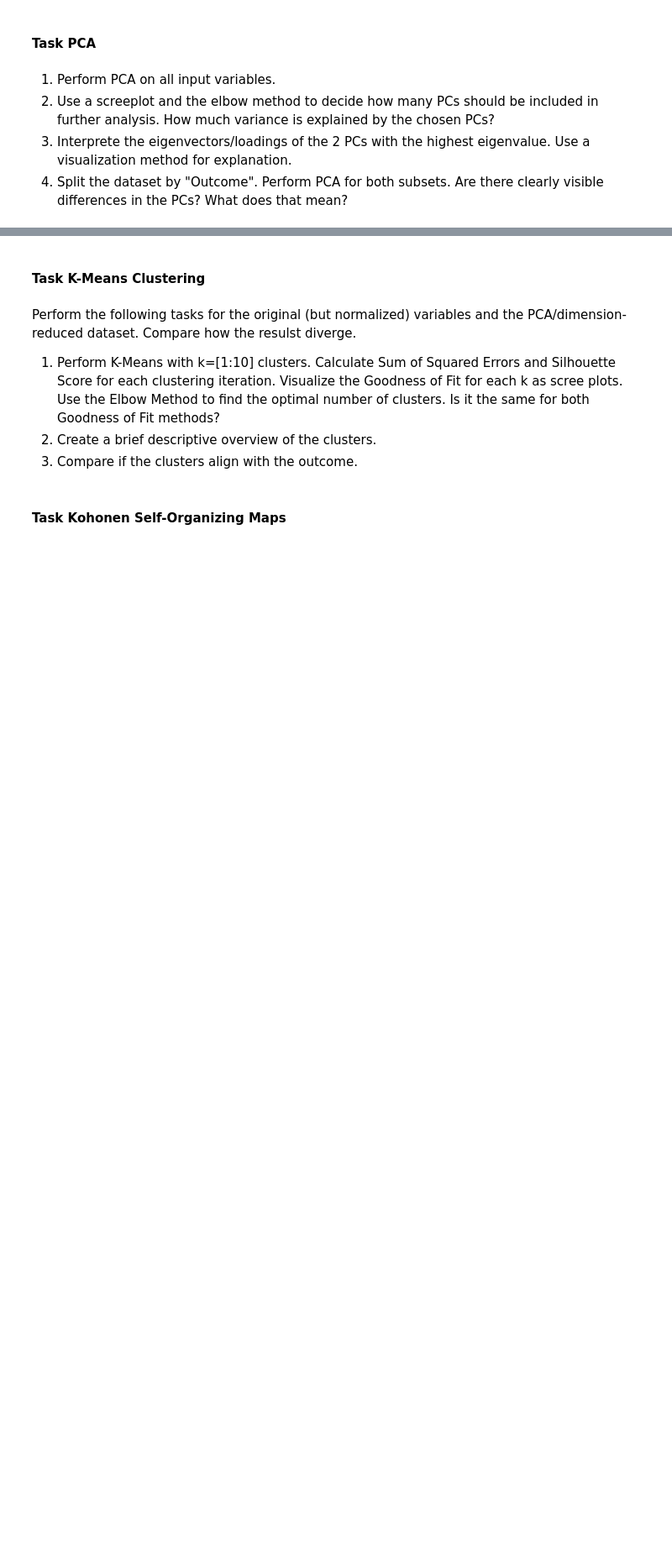
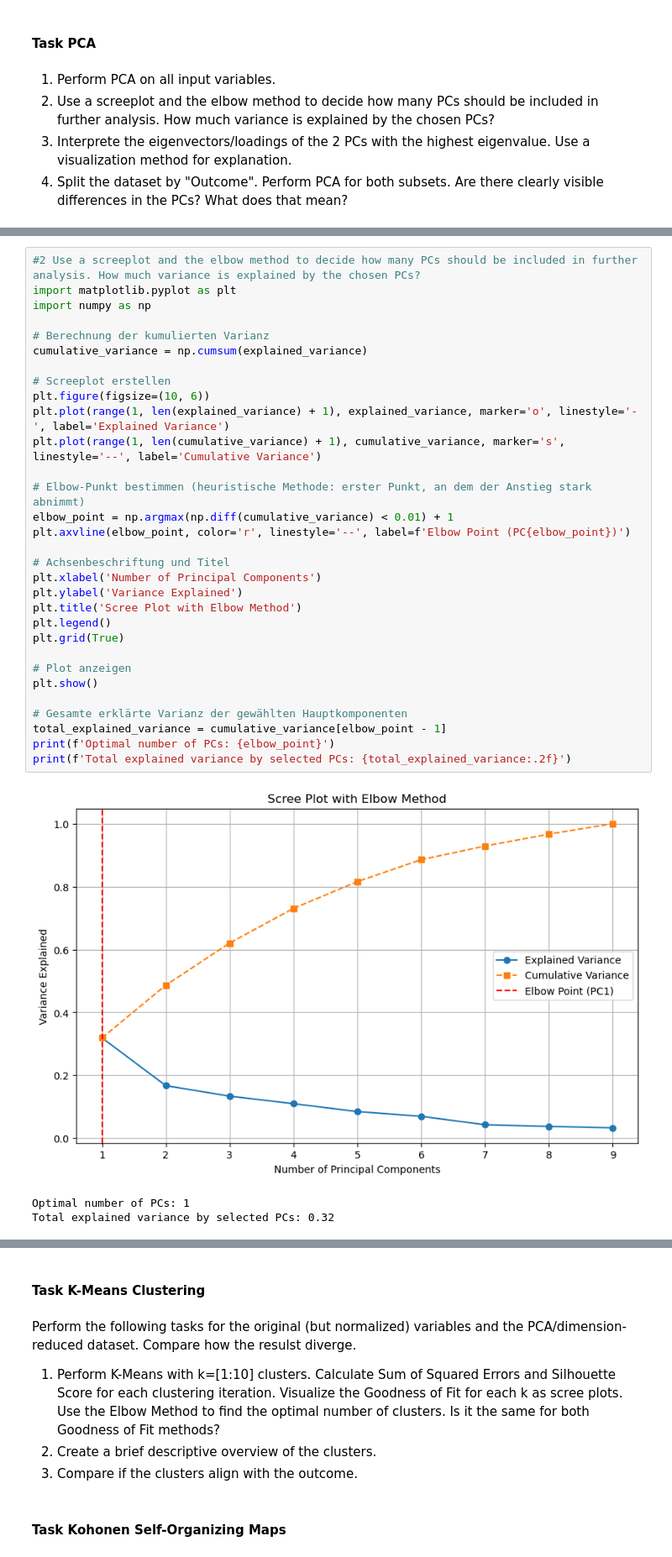
Before and after one commit to davisdsuess/Applied-Analytics, a Jupyter notebook: 02_Tuesday/session2afternoon.ipynb, the cells around one changed output, grey strips where cells are left out. Shown: that part at 84% size. Cells and saved outputs as stored; diff of their text form; blank space fills up the shorter version.

```diff
--- a/02_Tuesday/session2afternoon.ipynb
+++ b/02_Tuesday/session2afternoon.ipynb
@@ -26,0 +72,35 @@ df1.head()
+# %%
+#2 Use a screeplot and the elbow method to decide how many PCs should be included in further analysis. How much variance is explained by the chosen PCs?
+import matplotlib.pyplot as plt
+import numpy as np
+
+# Berechnung der kumulierten Varianz
+cumulative_variance = np.cumsum(explained_variance)
+
+# Screeplot erstellen
+plt.figure(figsize=(10, 6))
+plt.plot(range(1, len(explained_variance) + 1), explained_variance, marker='o', linestyle='-', label='Explained Variance')
+plt.plot(range(1, len(cumulative_variance) + 1), cumulative_variance, marker='s', linestyle='--', label='Cumulative Variance')
+
+# Elbow-Punkt bestimmen (heuristische Methode: erster Punkt, an dem der Anstieg stark abnimmt)
+elbow_point = np.argmax(np.diff(cumulative_variance) < 0.01) + 1
+plt.axvline(elbow_point, color='r', linestyle='--', label=f'Elbow Point (PC{elbow_point})')
+
+# Achsenbeschriftung und Titel
+plt.xlabel('Number of Principal Components')
+plt.ylabel('Variance Explained')
+plt.title('Scree Plot with Elbow Method')
+plt.legend()
+plt.grid(True)
+
+# Plot anzeigen
+plt.show()
+
+# Gesamte erklärte Varianz der gewählten Hauptkomponenten
+total_explained_variance = cumulative_variance[elbow_point - 1]
+print(f'Optimal number of PCs: {elbow_point}')
+print(f'Total explained variance by selected PCs: {total_explained_variance:.2f}')
+# %% [output]
+[figure, added]
+Optimal number of PCs: 1
+Total explained variance by selected PCs: 0.32
```
Also changed, not shown: parts of 4 cells of this notebook.
